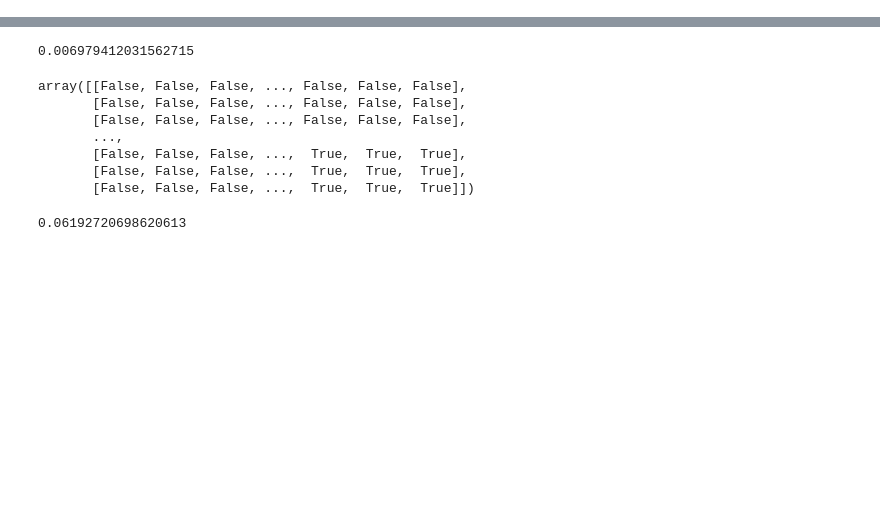
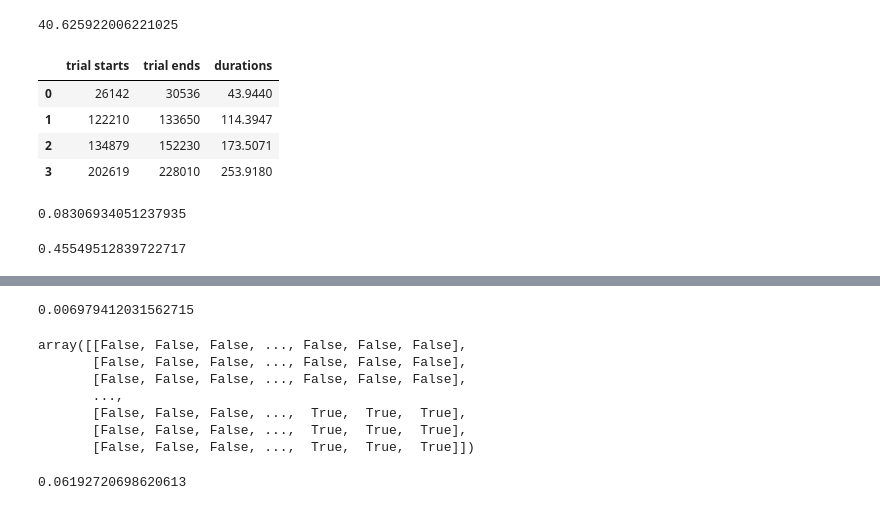
Before and after one commit to YvonneJohansson/freely_moving_photometry_analysis, a Jupyter notebook: notebooks/Linear regression example session.ipynb, the cells around one changed output, grey strips where cells are left out. Drawn from its saved outputs; the diff is of its cells as text; code cells hidden in the pictures; blank space fills up the shorter version.

```diff
--- a/notebooks/Linear regression example session.ipynb
+++ b/notebooks/Linear regression example session.ipynb
@@ -59,7 +59,7 @@ def turn_timestamps_into_continuous(num_samples, *behavioural_events):
 # %%
 from utils.individual_trial_analysis_utils import SessionEvents
 # %%
-aligned_filename = mouse + '_' + date + '_' +'behavioural_events_with_no_rewards_added.p'
+aligned_filename = mouse + '_' + date + '_' +'behavioural_events_with_no_rewards_added.py'
 save_filename = events_folder + aligned_filename
 example_session_data = pickle.load(open(save_filename, "rb"))
 # %%
@@ -90,5 +90,21 @@ all_trial_ends = np.unique(np.concatenate([example_session_data.cue_data.high_cu
 # %%
 trial_starts_samps= np.squeeze(convert_behavioural_timestamps_into_samples(all_trial_starts, window_size_seconds))
 trial_ends_samps= np.squeeze(convert_behavioural_timestamps_into_samples(all_trial_ends, window_size_seconds))
+# %%
+np.mean(all_trial_ends - all_trial_starts) + 2*np.std(all_trial_ends - all_trial_starts)
+# %% [output]
+40.625922006221025
+# %%
+trial_durations = all_trial_ends - all_trial_starts
 # %%
-trials_to_include = pd.DataFrame({'trial starts': trial_starts_samps, 'trial ends': trial_ends_samps})
+trials_to_include = pd.DataFrame({'trial starts': trial_starts_samps, 'trial ends': trial_ends_samps, 'durations': trial_durations})
+# %%
+trials_to_remove = trials_to_include[trials_to_include['durations']> np.mean(trial_durations) + 2*np.std(trial_durations)].reset_index(drop=True)
+# %%
+trials_to_remove
+# %% [output]
+|  | trial starts | trial ends | durations |
+| 0 | 26142 | 30536 | 43.9440 |
+| 1 | 122210 | 133650 | 114.3947 |
+| 2 | 134879 | 152230 | 173.5071 |
+| 3 | 202619 | 228010 | 253.9180 |
@@ -94,0 +124,12 @@ trials_to_include = pd.DataFrame({'trial starts': trial_starts_samps, 'trial end
+# %%
+all_param_indices, X = make_design_matrix(params_for_reg, window_max=0.5*10000/100)
+results = LinearRegression().fit(X, trace_for_reg)
+results.score(X, trace_for_reg)
+# %% [output]
+0.08306934051237935
+# %%
+all_param_indices, X = make_design_matrix(params_for_reg)
+results = LinearRegression().fit(X, trace_for_reg)
+results.score(X, trace_for_reg)
+# %% [output]
+0.45549512839722717
```
Also changed, not shown: parts of 40 cells of this notebook, 6 other files.
